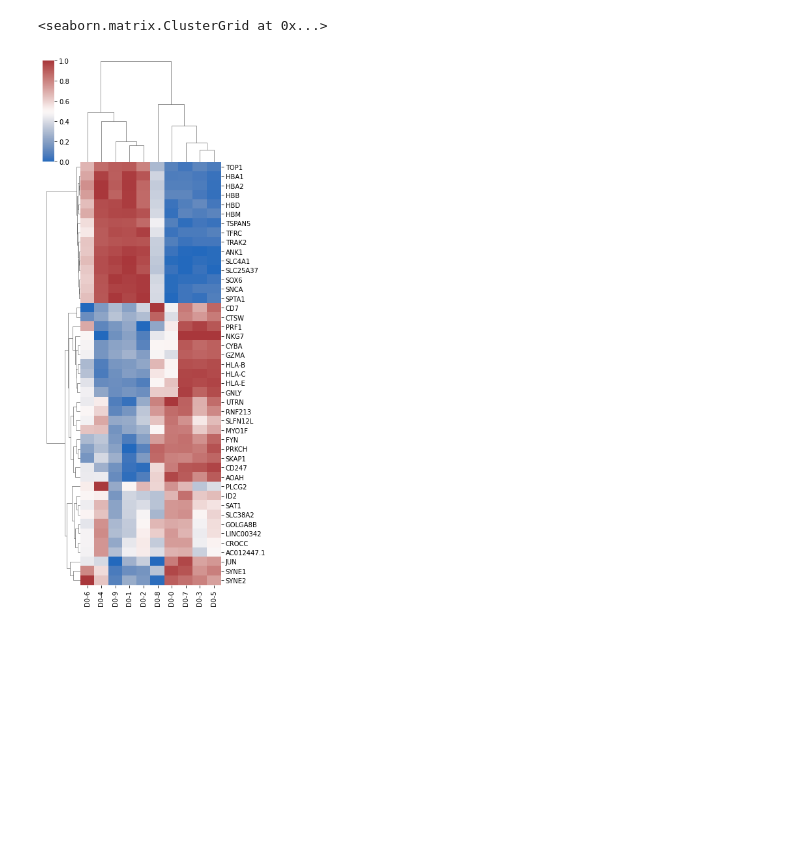
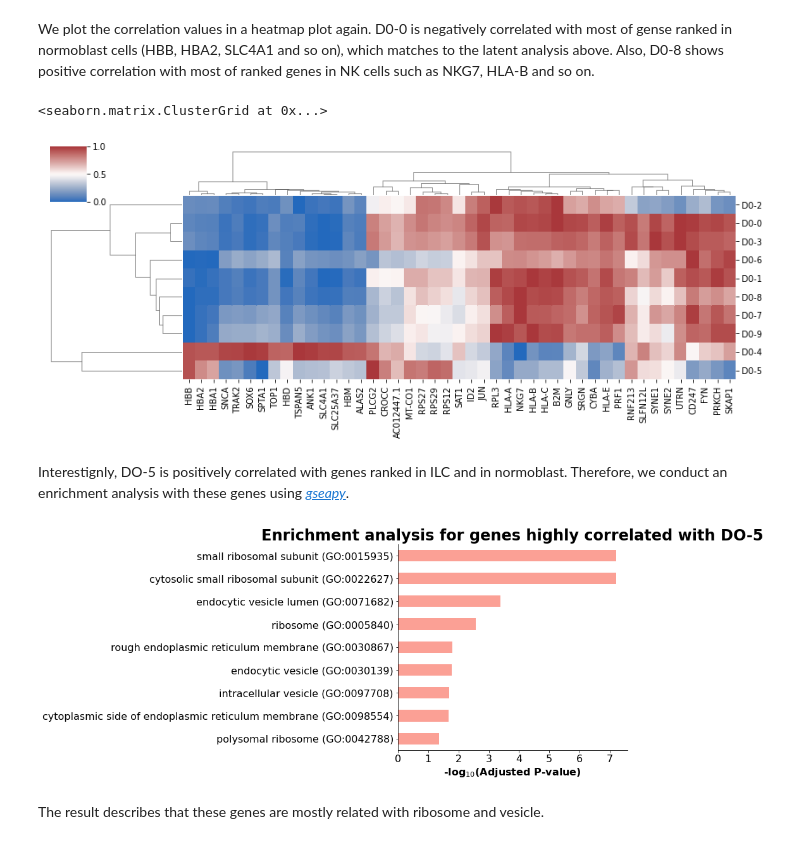
Before and after one commit to BIMSBbioinfo/scmaui-experiments, a Jupyter notebook: tutorials/04. scMaui latent analysis.ipynb, the cells around one changed output. Saved outputs shown, nothing was run; the diff lists cells and outputs as text; code cells hidden in the pictures; blank space fills up the shorter version.

```diff
--- a/tutorials/04. scMaui latent analysis.ipynb
+++ b/tutorials/04. scMaui latent analysis.ipynb
@@ -4,7 +8,7 @@ import scanpy as sc
 import pandas as pd
 
 gex = read_h5ad("../data/GSE194122/gex_preprocessed.hdf5")
-latents = pd.read_csv("../data/GSE194122/scmaui_res.csv", sep="\t", index_col=0)
+latents = pd.read_csv("../data/GSE194122/scmaui_latents.csv", sep="\t", index_col=0)
 gex.obsm["scmaui"] = latents
 # %%
 sc.pp.neighbors(gex, use_rep="scmaui")
@@ -52,8 +62,8 @@ from statannot import add_stat_annotation
 
 latents["cell_type"] = gex.obs["cell_type"]
 latents["louvain"] = gex.obs["louvain"]
-latents_numbers = [0, 9]
-fig, ax = plt.subplots(1,2, figsize=(6,5))
+latents_numbers = [0, 8]
+fig, ax = plt.subplots(1, len(latents_numbers), figsize=(6,3))
 for j,i in enumerate(latents_numbers):
 
     sns.boxplot(data=latents, x="cell_type", y="D0-%d"%i, ax=ax[j],
@@ -103,6 +121,11 @@ corr_matrix
 10 rows × 45 columns
+# %% [markdown]
+We plot the correlation values in a heatmap plot again. D0-0 is negatively correlated with most of gense ranked in normoblast cells (HBB, HBA2, SLC4A1 and so on), which matches to the latent analysis above. Also, D0-8 shows positive correlation with most of ranked genes in NK cells such as NKG7, HLA-B and so on.
 # %%
-sns.clustermap(data=corr_matrix.T, row_cluster=True, cmap="vlag", standard_scale=1, figsize=(5,12))
+sns.clustermap(data=corr_matrix, row_cluster=True, cmap="vlag",
+               standard_scale=0, figsize=(12,5))
 # %% [output]
 <seaborn.matrix.ClusterGrid at 0x...>
-[figure, old version]
+[figure, new version]
+# %% [markdown]
+Interestignly, DO-5 is positively correlated with genes ranked in ILC and in normoblast. Therefore, we conduct an enrichment analysis with these genes using [_gseapy_](https://gseapy.readthedocs.io/en/latest/index.html).
@@ -108,0 +141,7 @@ sns.clustermap(data=corr_matrix.T, row_cluster=True, cmap="vlag", standard_scale
+# %%
+gp.barplot(enr.res2d,title = "Enrichment analysis for genes highly correlated with DO-5"
+             )
+# %% [output]
+[figure, added]
+# %% [markdown]
+The result describes that these genes are mostly related with ribosome and vesicle.
```
Also changed, not shown: parts of 12 cells of this notebook, 3 other files.
